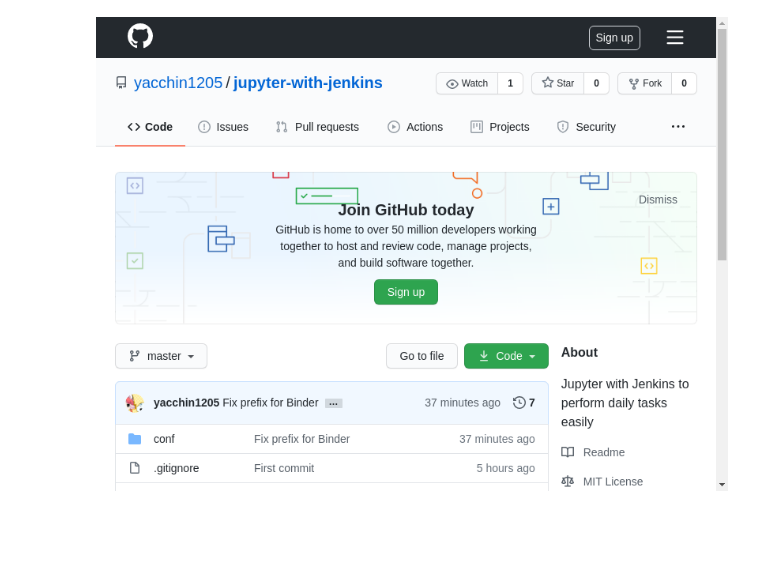
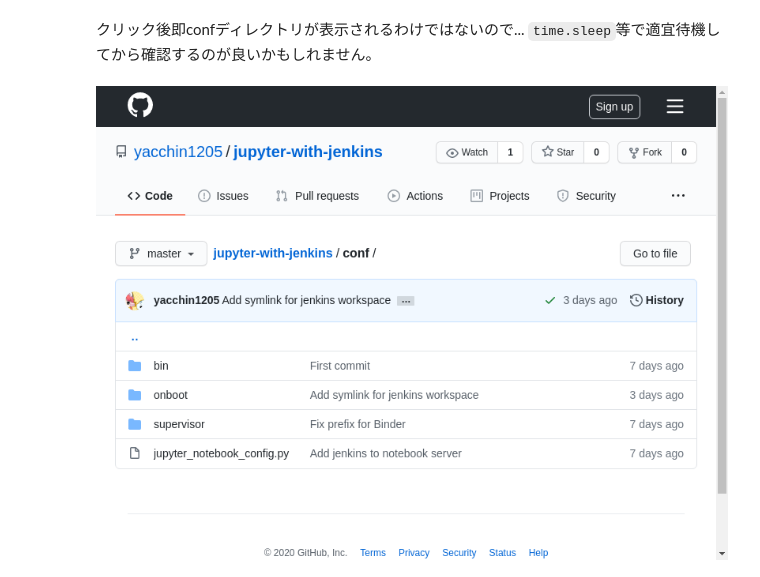
Before and after one commit to yacchin1205/jupyter-with-jenkins, a Jupyter notebook: Using Selenium.ipynb, the cells around one changed output. Drawn from its saved outputs; the diff is of its cells as text; code cells hidden in the pictures; blank space fills up the shorter version.

```diff
--- a/Using Selenium.ipynb
+++ b/Using Selenium.ipynb
@@ -29,8 +70,9 @@ work_dir
+# %% [markdown]
+クリック後即confディレクトリが表示されるわけではないので... `time.sleep`等で適宜待機してから確認するのが良いかもしれません。
 # %%
-import os
-from IPython.display import Image
+time.sleep(5)
 
 driver.save_screenshot(os.path.join(work_dir, 'sample.png'))
 Image(os.path.join(work_dir, 'sample.png'))
 # %% [output]
-[figure, old version]
+[figure, new version]
```
Also changed, not shown: parts of 18 cells of this notebook.
